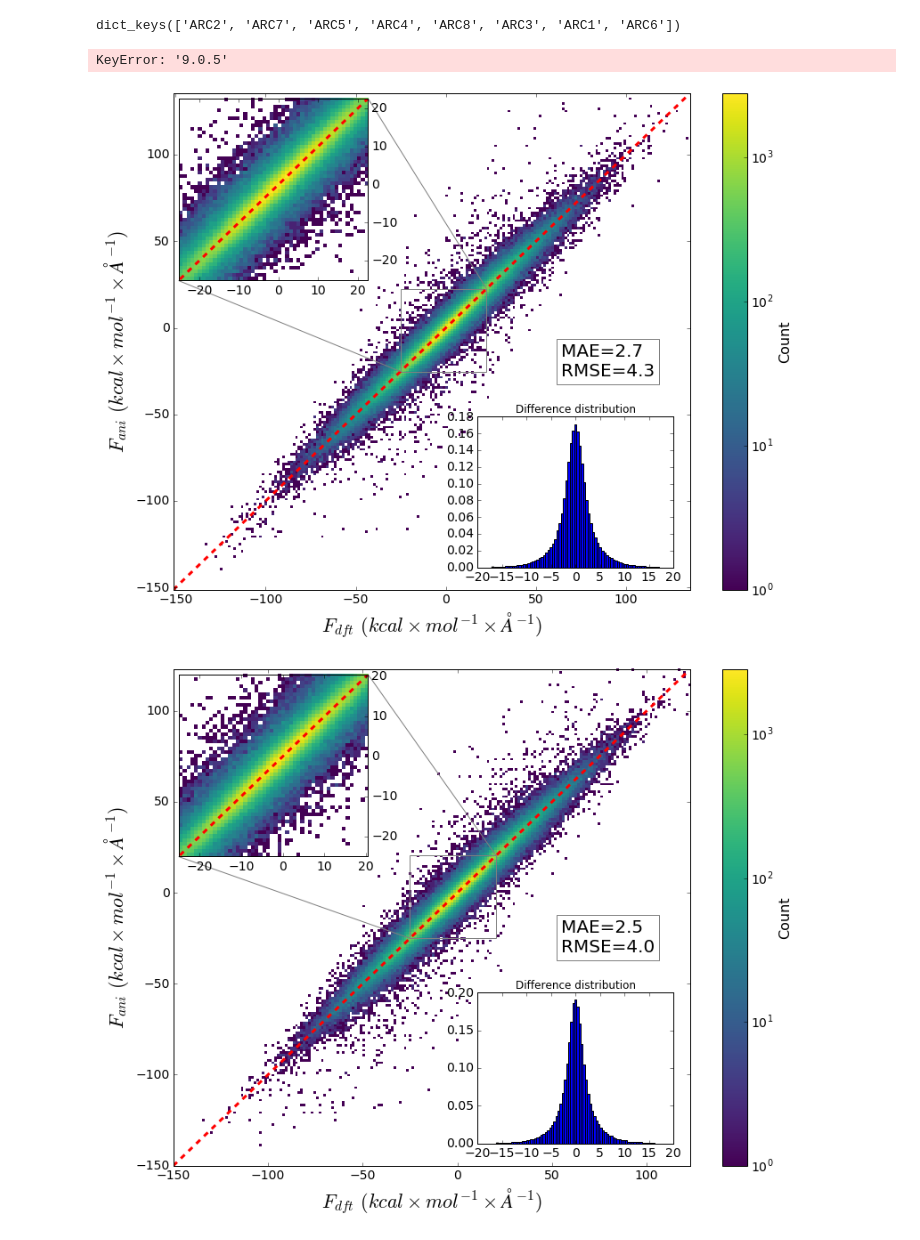
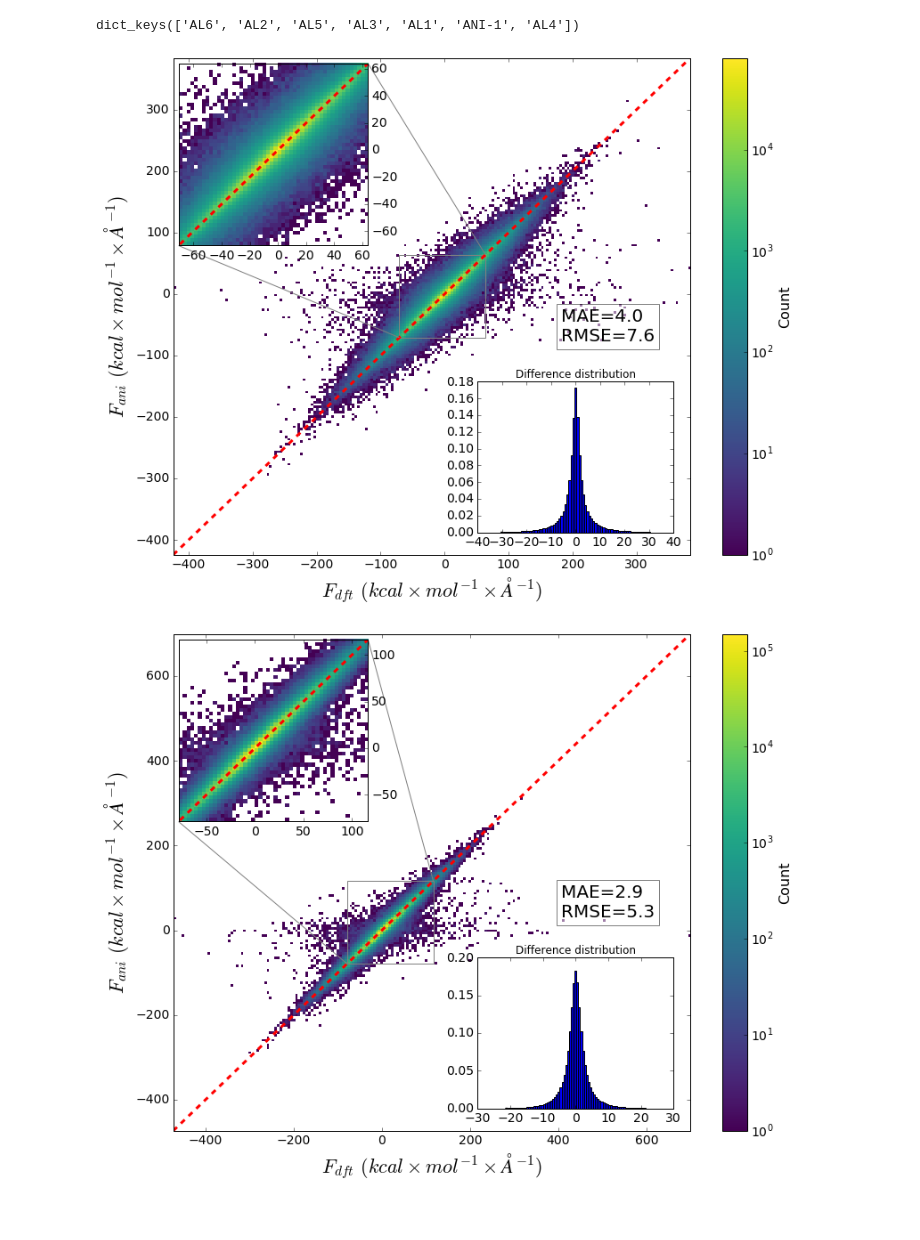
Before and after one commit to Jussmith01/ANI-Tools, a Jupyter notebook: notebooks/evaluate_tsdata.ipynb, the cells around one changed output. Cells and saved outputs as stored; diff of their text form; code cells hidden in the pictures.

```diff
--- a/notebooks/evaluate_tsdata.ipynb
+++ b/notebooks/evaluate_tsdata.ipynb
@@ -6,10 +6,11 @@ import os
 #import seaborn as sns
 pd.options.display.float_format = '{:.2f}'.format
 # %%
-#errdir = '/home/jujuman/Research/DataReductionMethods/model6r/error_compare/complete/'
-errdir = '/home/jujuman/Research/DataReductionMethods/train_test/error_compare/'
-#tex_store = "/home/jujuman/Dropbox/ANAKIN-ME-RESEARCH/PUBLICATION-ActiveLearning/tables/AllTests_results.tex"
-tex_store = "/home/jujuman/Research/DataReductionMethods/train_test/tables/AllTests_results.tex"
+errdir = '/home/jujuman/Research/DataReductionMethods/model6r/error_compare/for_al_pub/'
+#errdir = '/home/jujuman/Research/DataReductionMethods/train_test/error_compare/'
+tex_store = "/home/jujuman/Dropbox/ANAKIN-ME-RESEARCH/PUBLICATION-ActiveLearning/tables/AllTests_results.tex"
+xls_store = "/home/jujuman/Dropbox/ANAKIN-ME-RESEARCH/PUBLICATION-ActiveLearning/tables/AllTests_results.xlsx"
+#tex_store = "/home/jujuman/Research/DataReductionMethods/train_test/tables/AllTests_results.tex"
 efiles = [errdir+f for f in os.listdir(errdir)]
 tsname = ['DrugBank',
           'Tripeptide',
@@ -72,21 +82,21 @@ Stats for: s66x8
 # %%
 print(eed.get_net_keys())
-print(eed.get_size("9.0.5","MDBenchmark"))
+#print(eed.get_size("9.0.5","MDBenchmark"))
 #print(eed.get_size("9.0.4","Tripeptide"))
 #print(eed.get_size("9.0.4","GDB07to09"))
 #print(eed.get_size("9.0.4","GDB10to13"))
 # %% [output]
-dict_keys(['ARC2', 'ARC7', 'ARC5', 'ARC4', 'ARC8', 'ARC3', 'ARC1', 'ARC6'])
+dict_keys(['AL6', 'AL2', 'AL5', 'AL3', 'AL1', 'ANI-1', 'AL4'])
-KeyError: '9.0.5'
 # %%
 #eed.generate_correlation_plot('6.0.0','MDBenchmark','Fani','Fdft')
 #eed.generate_correlation_plot('9.0.5','MDBenchmark','Fani','Fdft')
-#eed.generate_correlation_plot('ANI-1','MDBenchmark','Fani','Fdft')
-eed.generate_correlation_plot('ARC1','MDBenchmark','Fani','Fdft')
-eed.generate_correlation_plot('ARC8','MDBenchmark','Fani','Fdft')
+eed.generate_correlation_plot('ANI-1','DrugBank','Fani','Fdft')
+eed.generate_correlation_plot('AL6','DrugBank','Fani','Fdft')
+#eed.generate_correlation_plot('ARC1','MDBenchmark','Fani','Fdft')
+#eed.generate_correlation_plot('ARC8','MDBenchmark','Fani','Fdft')
 # %% [output]
-[figure, old version]
+[figure, new version]
-[figure, old version]
+[figure, new version]
 # %%
 #eed.plot_bar_propsbynet([('Total Energy',r'RMSE ($kcal \times mol^{-1}$)','Eani','Edft',[0.0,23.0]),
 #                         ('Relative Energy',r'RMSE ($kcal \times mol^{-1}$)','dEani', 'dEdft',[0.0,12.0]),
```
Also changed, not shown: parts of 6 cells of this notebook, 9 other files.
